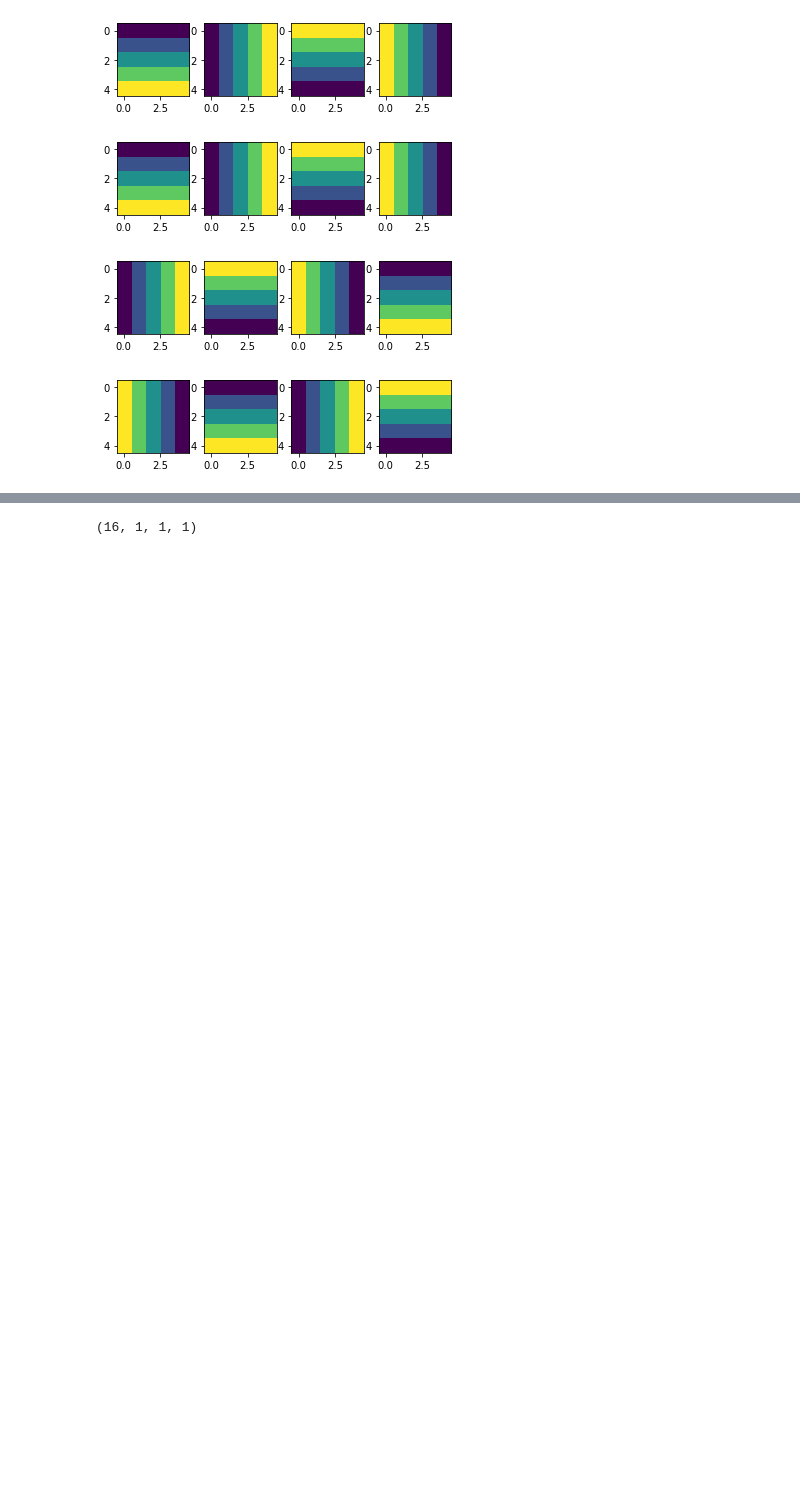
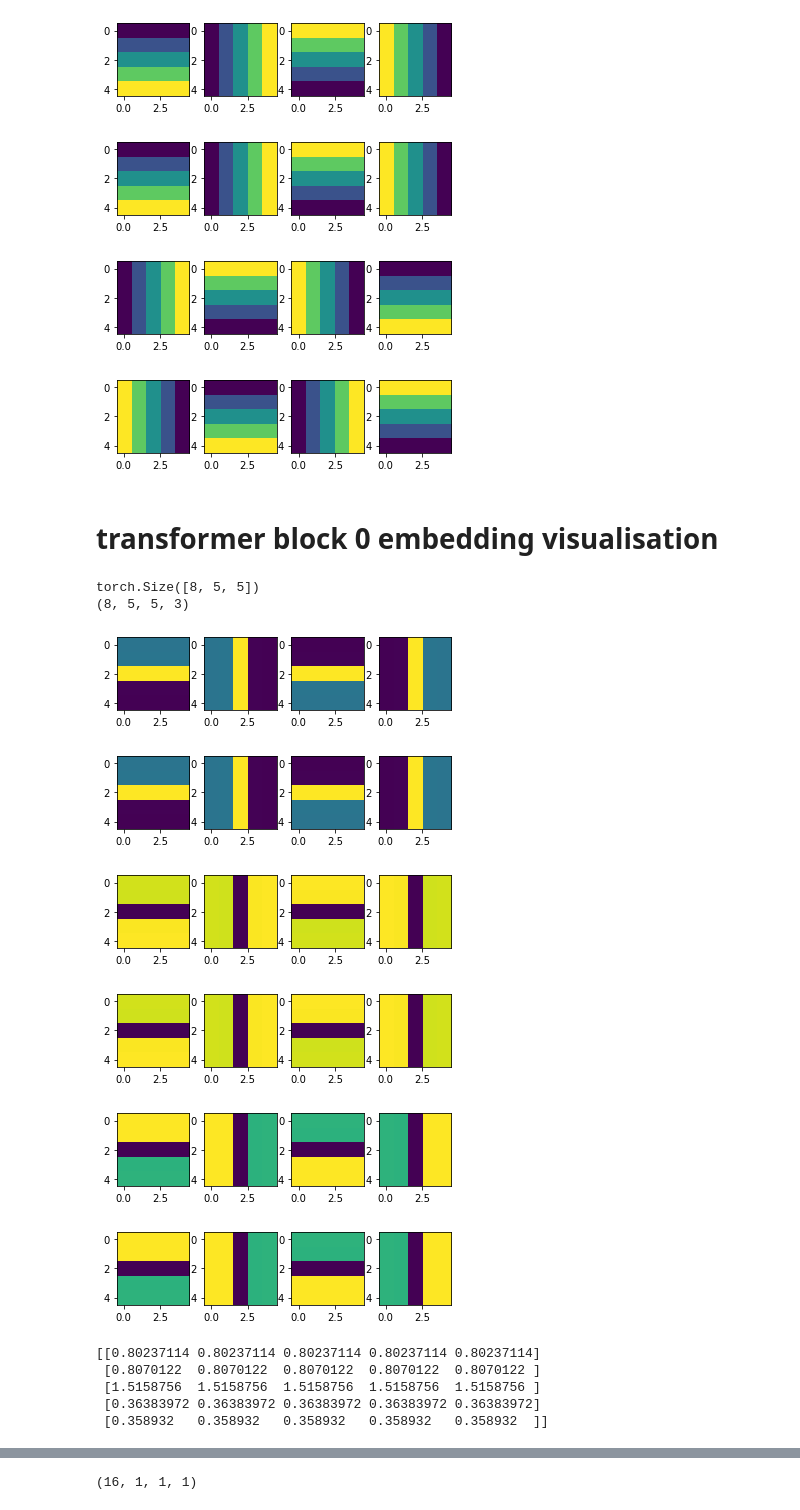
Before and after one commit to WouterBant/GEVit-DL2-Project, a Jupyter notebook: demo/demo_only_3_and_8.ipynb, the cells around one changed output, grey strips where cells are left out. Drawn from its saved outputs; the diff is of its cells as text; code cells hidden in the pictures; blank space fills up the shorter version.

Commit message:
visualising the pos encoding after its put through the conv2d layers

```diff
--- a/demo/demo_only_3_and_8.ipynb
+++ b/demo/demo_only_3_and_8.ipynb
@@ -220,7 +220,7 @@ plt.show()
 # %% [output]
 [figure]
 # %%
-row_indices = module.lifting_self_attention.row_indices
+row_indices = module.lifting_self_attention.col_indices
 
 for i in range(8):
     plt.subplot(2,4,i+1)
@@ -251,3 +253,43 @@ for i in range(8):
     plt.imshow(col_indices[i])
 # %% [output]
 [figure]
+# %% [markdown]
+# transformer block 0 embedding visualisation
+# %%
+row_indices = module.transformer[0].attention[2].row_indices
+
+print(row_indices.shape)
+
+final_row_embedding = module.transformer[0].attention[2].row_embedding(row_indices.view(-1, 1, 1, 1)).view(row_indices.shape + (-1,)).detach().numpy()
+final_row_embedding = module.transformer[0].attention[2].row_embedding(row_indices.view(-1, 1, 1, 1)).view(row_indices.shape + (-1,)).detach().numpy()
+
+print(final_row_embedding.shape)
+
+for i in range(8):
+    plt.subplot(2,4,i+1)
+    plt.imshow(final_row_embedding[i,:,:,0])
+
+plt.show()
+
+for i in range(8):
+    plt.subplot(2,4,i+1)
+    plt.imshow(final_row_embedding[i,:,:,1])
+
+plt.show()
+
+for i in range(8):
+    plt.subplot(2,4,i+1)
+    plt.imshow(final_row_embedding[i,:,:,2])
+
+plt.show()
+# %% [output]
+torch.Size([8, 5, 5])
+(8, 5, 5, 3)
+[figure, added]
+[figure, added]
+[figure, added]
+[[0.80237114 0.80237114 0.80237114 0.80237114 0.80237114]
+ [0.8070122  0.8070122  0.8070122  0.8070122  0.8070122 ]
+ [1.5158756  1.5158756  1.5158756  1.5158756  1.5158756 ]
+ [0.36383972 0.36383972 0.36383972 0.36383972 0.36383972]
+ [0.358932   0.358932   0.358932   0.358932   0.358932  ]]
```
Also changed, not shown: parts of 10 cells of this notebook.
